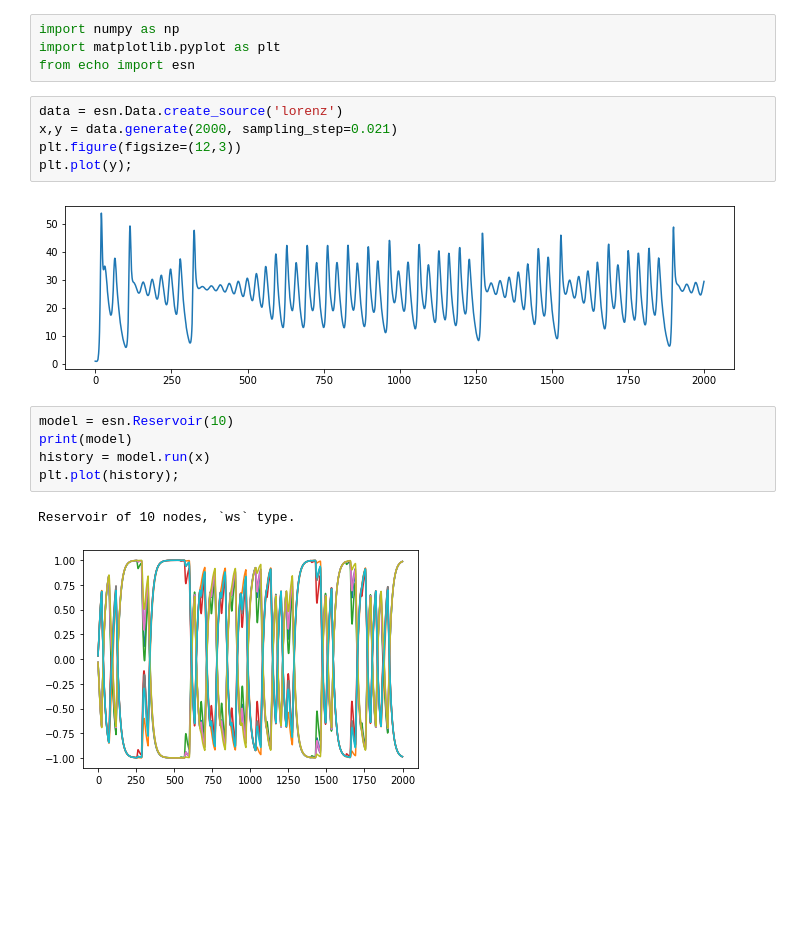
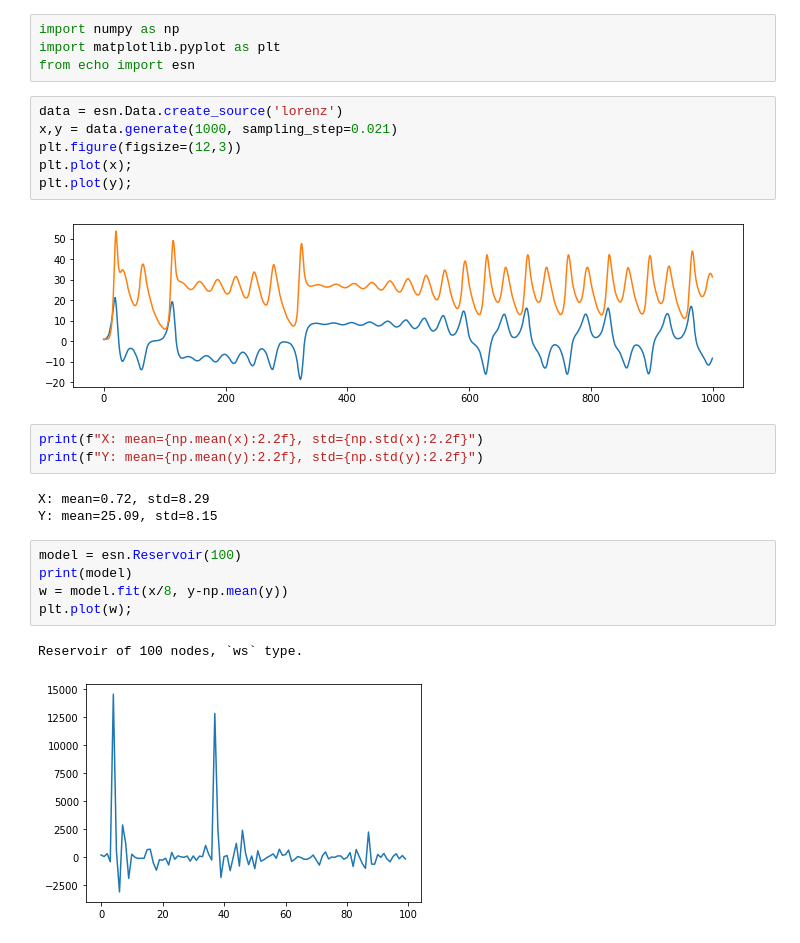
Before and after one commit to khakhalin/echo-networks, a Jupyter notebook: notebooks/experiment_simple.ipynb, the cells around one changed output. Drawn from its saved outputs; the diff is of its cells as text; blank space fills up the shorter version.

Commit message:
full use sketched in a notebook
There's a problem with data normalization though. Do we want to make lorenz generate normalized data, or do we want the reservoir to normalize it?

```diff
--- a/notebooks/experiment_simple.ipynb
+++ b/notebooks/experiment_simple.ipynb
@@ -6,16 +6,23 @@ import matplotlib.pyplot as plt
 from echo import esn
 # %%
 data = esn.Data.create_source('lorenz')
-x,y = data.generate(2000, sampling_step=0.021)
+x,y = data.generate(1000, sampling_step=0.021)
 plt.figure(figsize=(12,3))
+plt.plot(x);
 plt.plot(y);
 # %% [output]
-[figure, old version]
+[figure, new version]
+# %%
+print(f"X: mean={np.mean(x):2.2f}, std={np.std(x):2.2f}")
+print(f"Y: mean={np.mean(y):2.2f}, std={np.std(y):2.2f}")
+# %% [output]
+X: mean=0.72, std=8.29
+Y: mean=25.09, std=8.15
 # %%
-model = esn.Reservoir(10)
+model = esn.Reservoir(100)
 print(model)
-history = model.run(x)
-plt.plot(history);
+w = model.fit(x/8, y-np.mean(y))
+plt.plot(w);
 # %% [output]
-Reservoir of 10 nodes, `ws` type.
+Reservoir of 100 nodes, `ws` type.
-[figure, old version]
+[figure, new version]
```
Also changed, not shown: parts of 1 cell of this notebook, 1 other file.
